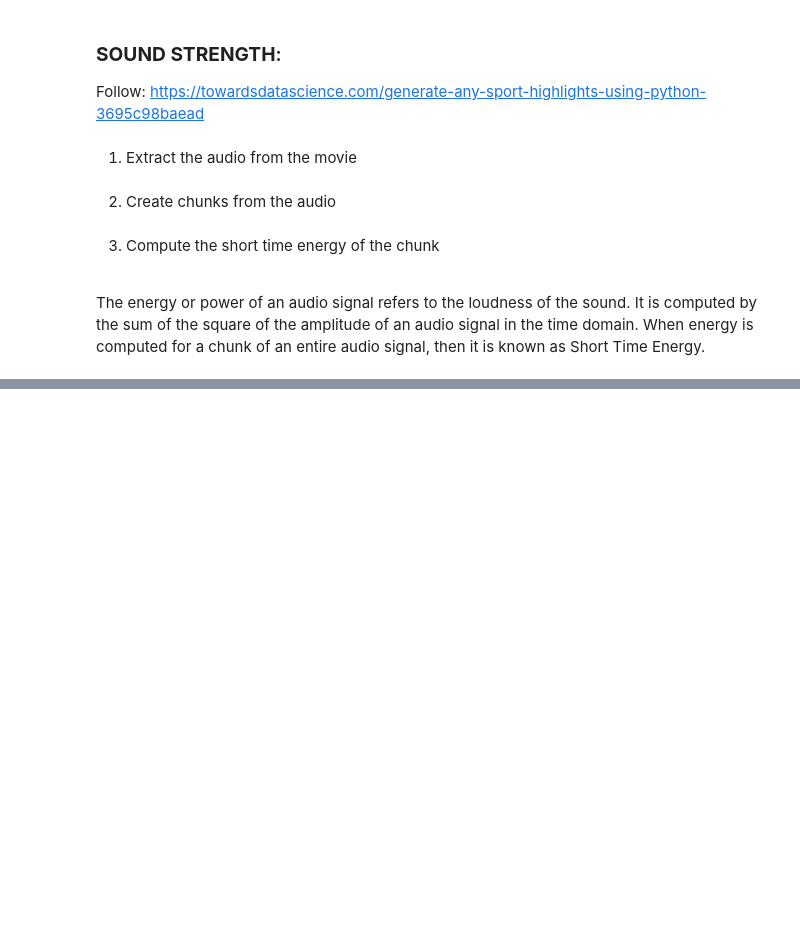
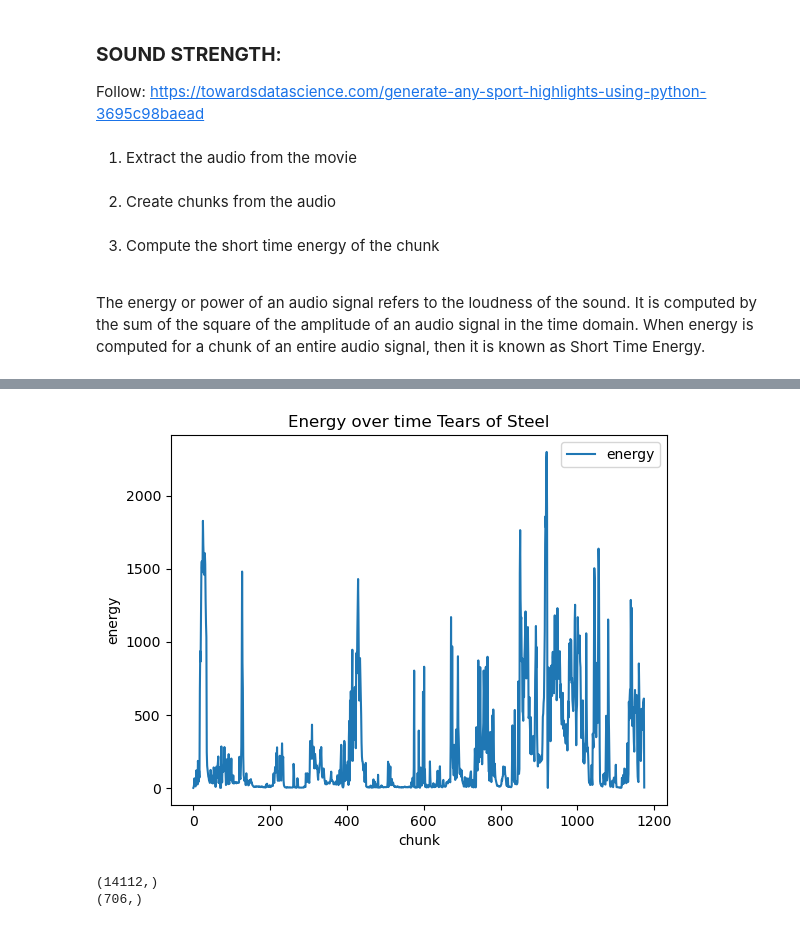
Before and after one commit to silviiaromanato/HigherOrder, a Jupyter notebook: Code/feature_extraction.ipynb, the cells around one changed output, grey strips where cells are left out. Saved outputs shown, nothing was run; the diff lists cells and outputs as text; code cells hidden in the pictures; blank space fills up the shorter version.

```diff
--- a/Code/feature_extraction.ipynb
+++ b/Code/feature_extraction.ipynb
@@ -118,0 +272,36 @@ plt.show()
+# %%
+# load the numpy array
+s_energy = np.load('/Users/silviaromanato/Desktop/SEMESTER_PROJECT/HigherOrder/Data/Output/energy_Tears_Of_Steel_exp.mp4.npy')
+# plot the line plot
+plt.plot(s_energy, label = "energy")
+plt.xlabel('chunk')
+plt.ylabel('energy')
+plt.title('Energy over time Tears of Steel')
+plt.legend()
+plt.show()
+plt.close()
+# %% [output]
+[figure, added]
+# %%
+# Extract the two columns of interest
+brightness = df['average_brightness']
+saturation = df['average_saturation']
+
+print(brightness.shape)
+
+brightness = brightness.rolling(20).mean()
+# drop every three rows
+brightness = brightness.iloc[::20]
+
+saturation = saturation.rolling(20).mean()
+# drop every three rows
+saturation = saturation.iloc[::20]
+
+print(brightness.shape)
+
+# make them numpy arrays
+brightness = np.array(brightness)
+saturation = np.array(saturation)
+# %% [output]
+(14112,)
+(706,)
```
Also changed, not shown: parts of 24 cells of this notebook, 1 other file.
